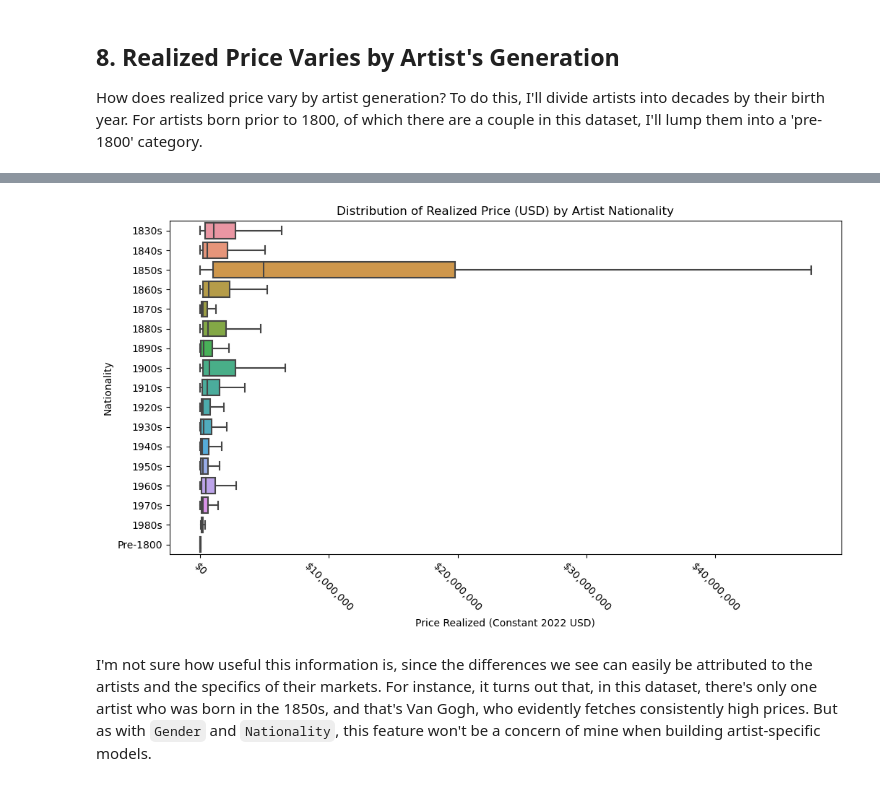
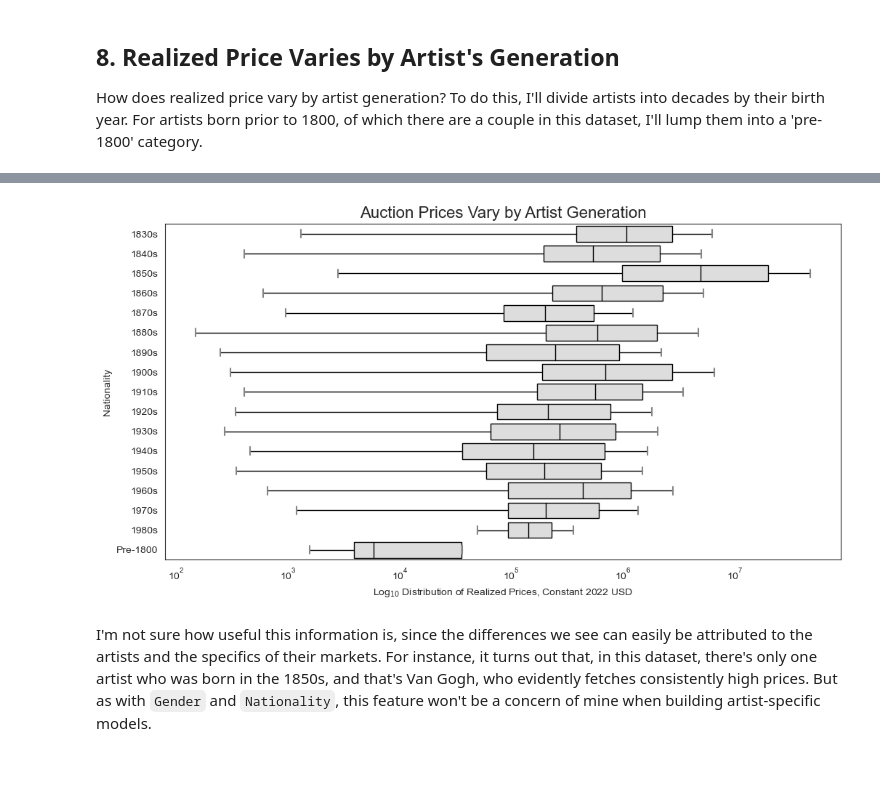
Before and after one commit to zrottman/art_auction, a Jupyter notebook: 03-01_EDA.ipynb, the cells around one changed output, grey strips where cells are left out. Drawn from its saved outputs; the diff is of its cells as text; code cells hidden in the pictures.

Commit message:
Update colors of charts

```diff
--- a/03-01_EDA.ipynb
+++ b/03-01_EDA.ipynb
@@ -694,27 +752,30 @@ data[['start_date', 'generation']].sample(20)
 # %%
 fig, ax = plt.subplots(figsize=(12, 6))
 
 # Get generations order
 generations = data['generation'].dropna().unique()
 generations.sort()
 
 sns.boxplot(
     data=data,
     y='generation',
     x='price_realized_USD_constant_2022',
     order=generations,
     showfliers=False,
-    ax=ax
+    ax=ax,
+    color=colors['gray'],
+    boxprops=boxprops,
+    whiskerprops=whiskerprops,
+    medianprops=medianprops,
+    flierprops=flierprops
 )
 
-ax.get_xaxis().set_major_formatter(mpl.ticker.StrMethodFormatter('${x:,.0f}'))
-ax.tick_params(axis='x', rotation=-45)
-
-ax.set_title('Distribution of Realized Price (USD) by Artist Nationality')
-ax.set_xlabel('Price Realized (Constant 2022 USD)')
-ax.set_ylabel('Nationality');
+ax.set_title('Auction Prices Vary by Artist Generation', fontsize=titlefontsize)
+ax.set_xlabel('Log$_{10}$ Distribution of Realized Prices, Constant 2022 USD')
+ax.set_ylabel('Nationality')
+ax.set_xscale('log');
 # %% [output]
-[figure, old version]
+[figure, new version]
 # %% [markdown]
 I'm not sure how useful this information is, since the differences we see can easily be attributed to the artists and the specifics of their markets. For instance, it turns out that, in this dataset, there's only one artist who was born in the 1850s, and that's Van Gogh, who evidently fetches consistently high prices. But as with `Gender` and `Nationality`, this feature won't be a concern of mine when building artist-specific models.
 # %% [markdown]
```
Also changed, not shown: parts of 27 cells of this notebook.
